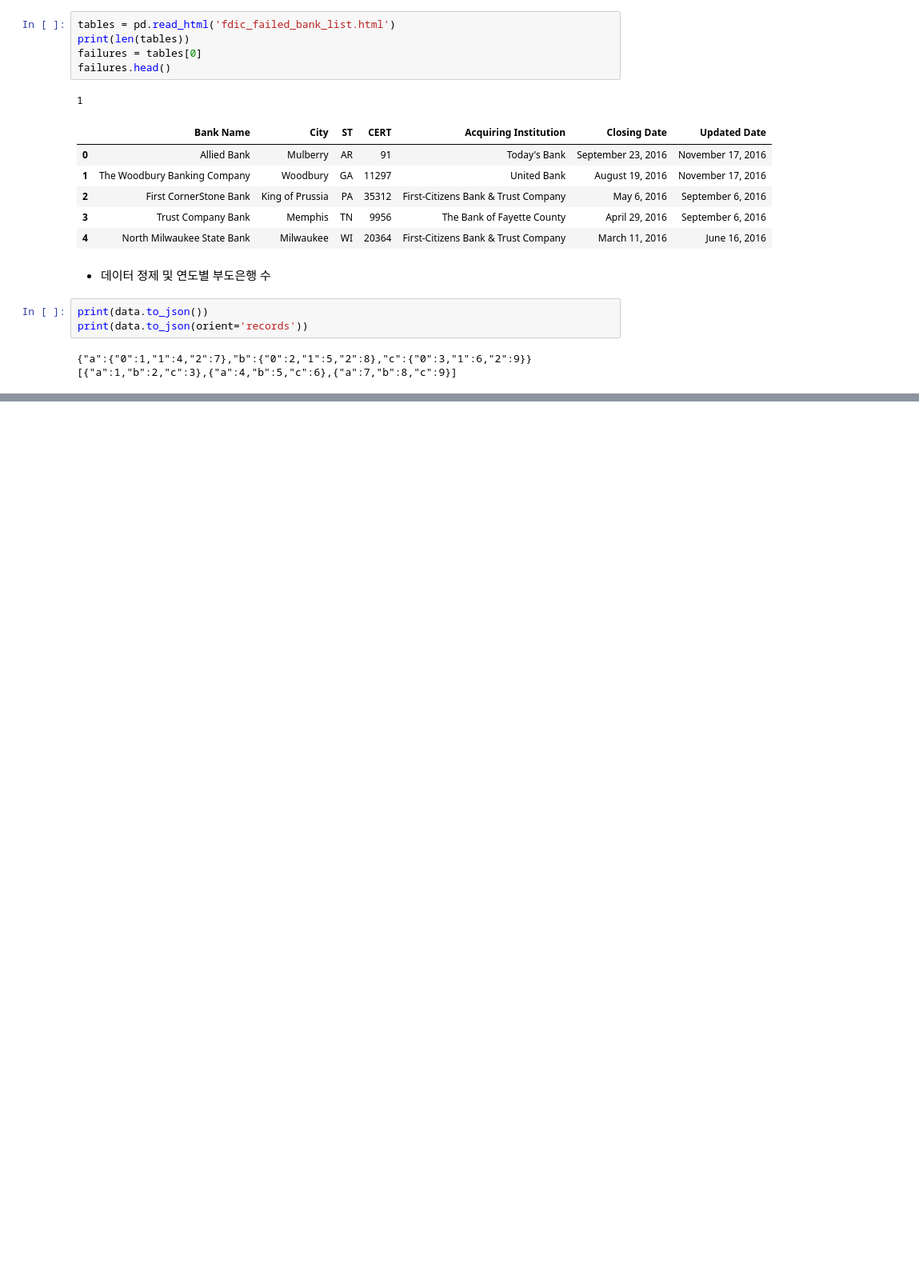
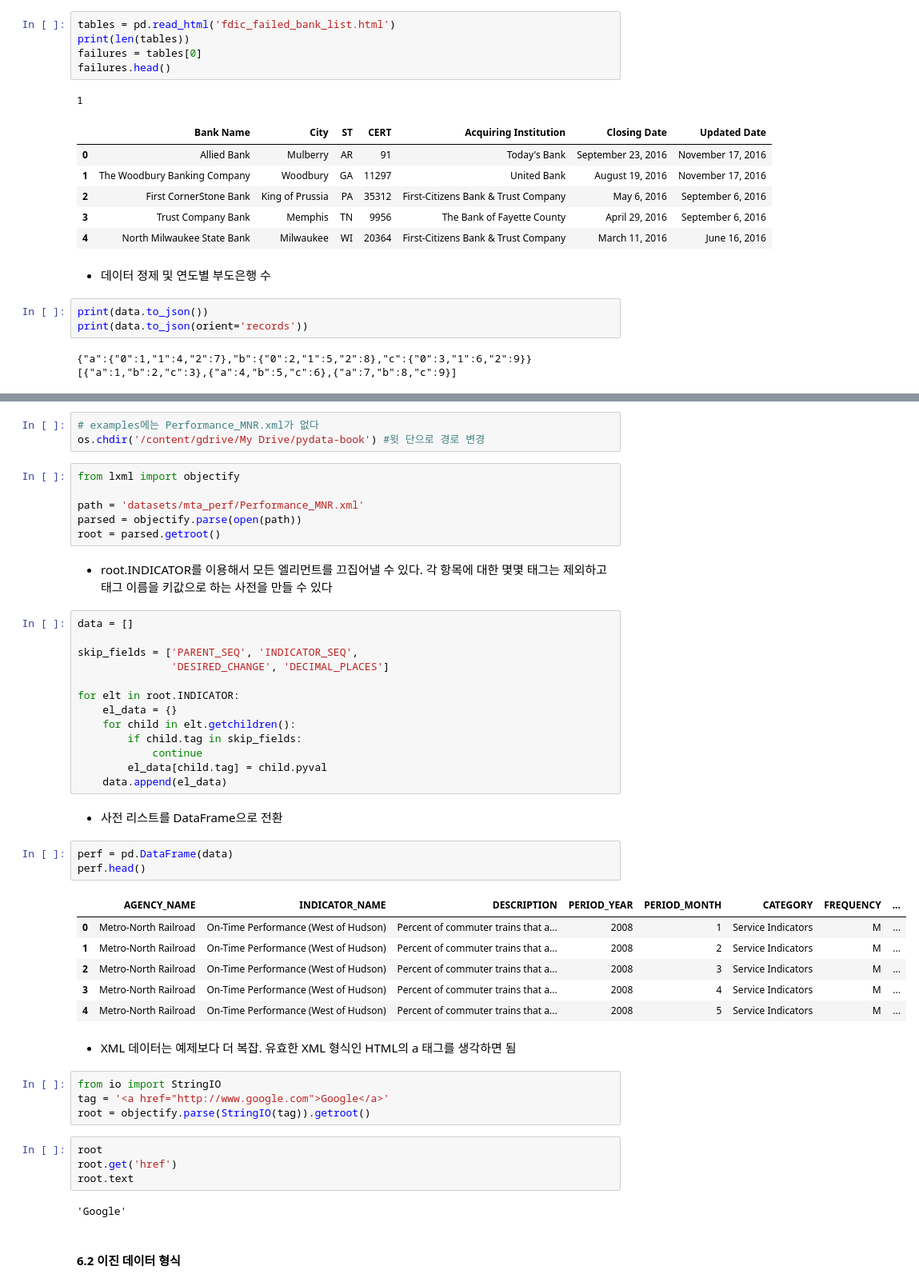
Before and after one commit to helloKH/Psypy, a Jupyter notebook: Psypy_Data Load & Preparations(Chapter 6 ~7).ipynb, the cells around one changed output, grey strips where cells are left out. Shown at 80% size. Cells and saved outputs as stored; diff of their text form; blank space fills up the shorter version.

```diff
--- a/Psypy_Data Load & Preparations(Chapter 6 ~7).ipynb
+++ b/Psypy_Data Load & Preparations(Chapter 6 ~7).ipynb
@@ -479,0 +486,50 @@ print(data.to_json(orient='records'))
+# %%
+# examples에는 Performance_MNR.xml가 없다
+os.chdir('/content/gdrive/My Drive/pydata-book') #윗 단으로 경로 변경
+# %%
+from lxml import objectify
+
+path = 'datasets/mta_perf/Performance_MNR.xml'
+parsed = objectify.parse(open(path))
+root = parsed.getroot()
+# %% [markdown]
+- root.INDICATOR를 이용해서 모든 <INDICATOR> 엘리먼트를 끄집어낼 수 있다. 각 항목에 대한 몇몇 태그는 제외하고 태그 이름을 키값으로 하는 사전을 만들 수 있다
+# %%
+data = []
+
+skip_fields = ['PARENT_SEQ', 'INDICATOR_SEQ',
+               'DESIRED_CHANGE', 'DECIMAL_PLACES']
+
+for elt in root.INDICATOR:
+    el_data = {}
+    for child in elt.getchildren():
+        if child.tag in skip_fields:
+            continue
+        el_data[child.tag] = child.pyval
+    data.append(el_data)
+# %% [markdown]
+- 사전 리스트를 DataFrame으로 전환
+# %%
+perf = pd.DataFrame(data)
+perf.head()
+# %% [output]
+|  | AGENCY_NAME | INDICATOR_NAME | DESCRIPTION | PERIOD_YEAR | PERIOD_MONTH | CATEGORY | FREQUENCY | ... |
+| 0 | Metro-North Railroad | On-Time Performance (West of Hudson) | Percent of commuter trains that a... | 2008 | 1 | Service Indicators | M | ... |
+| 1 | Metro-North Railroad | On-Time Performance (West of Hudson) | Percent of commuter trains that a... | 2008 | 2 | Service Indicators | M | ... |
+| 2 | Metro-North Railroad | On-Time Performance (West of Hudson) | Percent of commuter trains that a... | 2008 | 3 | Service Indicators | M | ... |
+| 3 | Metro-North Railroad | On-Time Performance (West of Hudson) | Percent of commuter trains that a... | 2008 | 4 | Service Indicators | M | ... |
+| 4 | Metro-North Railroad | On-Time Performance (West of Hudson) | Percent of commuter trains that a... | 2008 | 5 | Service Indicators | M | ... |
+# %% [markdown]
+- XML 데이터는 예제보다 더 복잡. 유효한 XML 형식인 HTML의 a 태그를 생각하면 됨
+# %%
+from io import StringIO
+tag = '<a href="http://www.google.com">Google</a>'
+root = objectify.parse(StringIO(tag)).getroot()
+# %%
+root
+root.get('href')
+root.text
+# %% [output]
+'Google'
+# %% [markdown]
+#### 6.2 이진 데이터 형식
```
Also changed, not shown: parts of 12 cells of this notebook.
